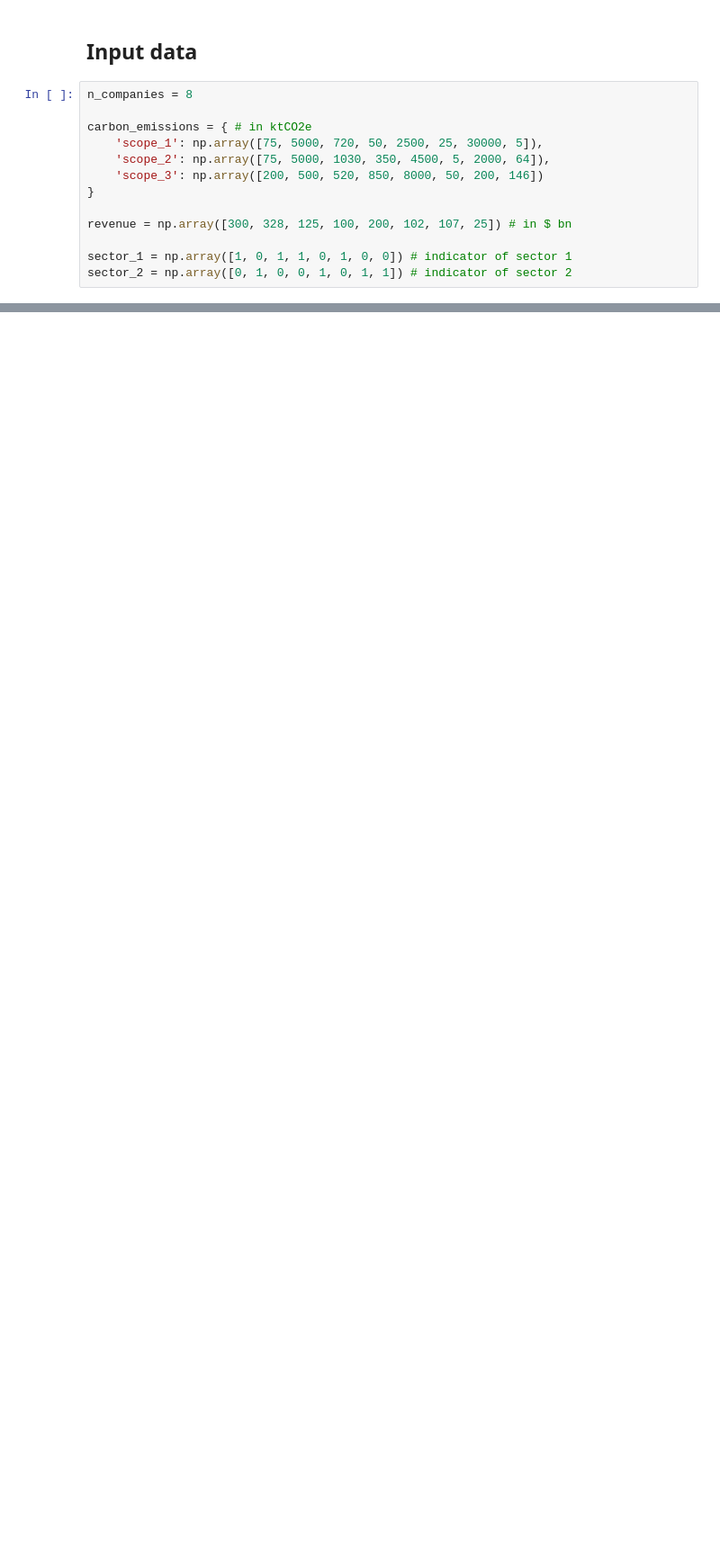
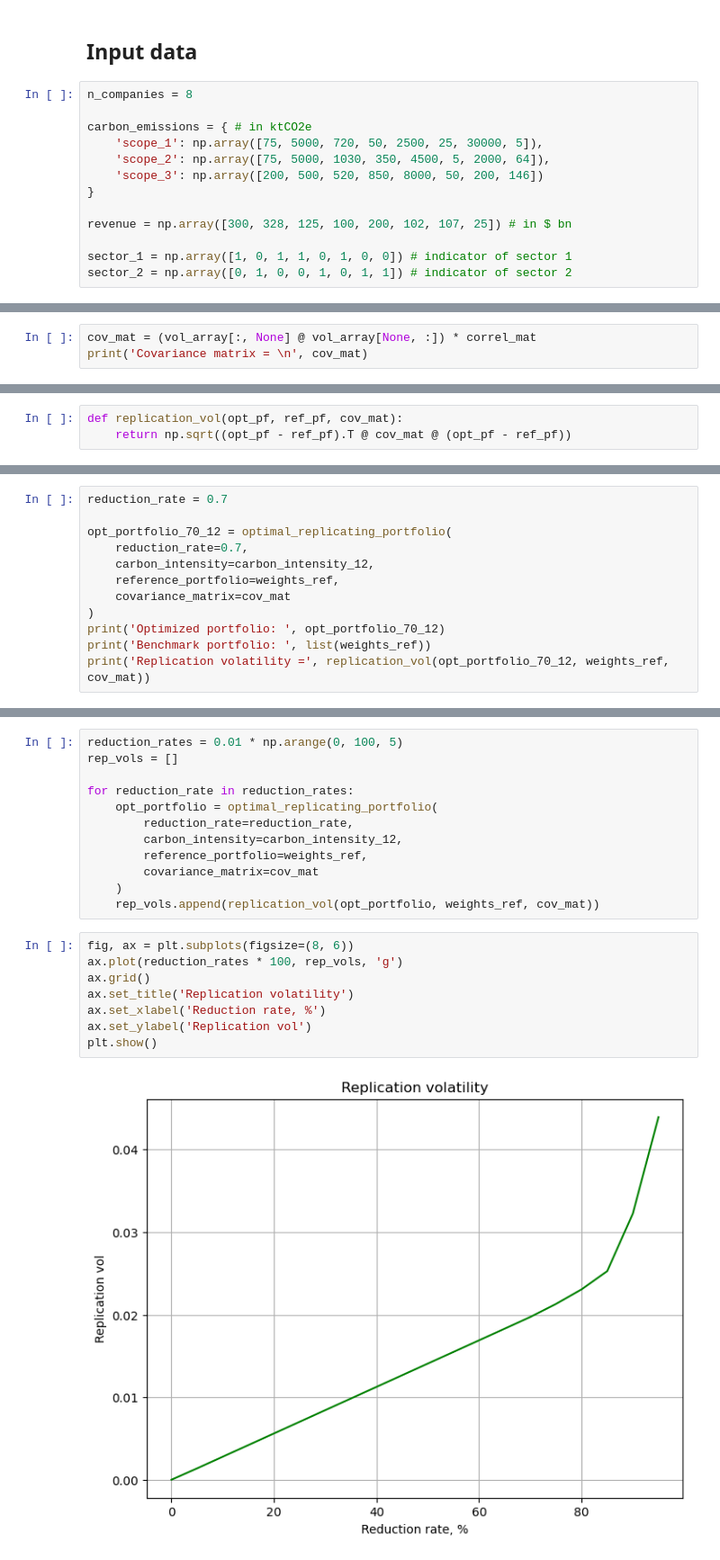
Before and after one commit to MrG1raffe/FinanceDuClimat, a Jupyter notebook: project.ipynb, the cells around one changed output, grey strips where cells are left out. Shown: that part at 90% size. Drawn from its saved outputs; the diff is of its cells as text; blank space fills up the shorter version.

```diff
--- a/project.ipynb
+++ b/project.ipynb
@@ -54,0 +113,3 @@ CI = CE / Y
+# %%
+cov_mat = (vol_array[:, None] @ vol_array[None, :]) * correl_mat
+print('Covariance matrix = \n', cov_mat)
@@ -54,0 +207,3 @@ CI = CE / Y
+# %%
+def replication_vol(opt_pf, ref_pf, cov_mat):
+    return np.sqrt((opt_pf - ref_pf).T @ cov_mat @ (opt_pf - ref_pf))
@@ -54,0 +248,12 @@ CI = CE / Y
+# %%
+reduction_rate = 0.7
+
+opt_portfolio_70_12 = optimal_replicating_portfolio(
+    reduction_rate=0.7,
+    carbon_intensity=carbon_intensity_12,
+    reference_portfolio=weights_ref,
+    covariance_matrix=cov_mat
+)
+print('Optimized portfolio: ', opt_portfolio_70_12)
+print('Benchmark portfolio: ', list(weights_ref))
+print('Replication volatility =', replication_vol(opt_portfolio_70_12, weights_ref, cov_mat))
@@ -54,0 +265,22 @@ CI = CE / Y
+# %%
+reduction_rates = 0.01 * np.arange(0, 100, 5)
+rep_vols = []
+
+for reduction_rate in reduction_rates:
+    opt_portfolio = optimal_replicating_portfolio(
+        reduction_rate=reduction_rate,
+        carbon_intensity=carbon_intensity_12,
+        reference_portfolio=weights_ref,
+        covariance_matrix=cov_mat
+    )
+    rep_vols.append(replication_vol(opt_portfolio, weights_ref, cov_mat))
+# %%
+fig, ax = plt.subplots(figsize=(8, 6))
+ax.plot(reduction_rates * 100, rep_vols, 'g')
+ax.grid()
+ax.set_title('Replication volatility')
+ax.set_xlabel('Reduction rate, %')
+ax.set_ylabel('Replication vol')
+plt.show()
+# %% [output]
+[figure, added]
```
Also changed, not shown: parts of 46 cells of this notebook.
